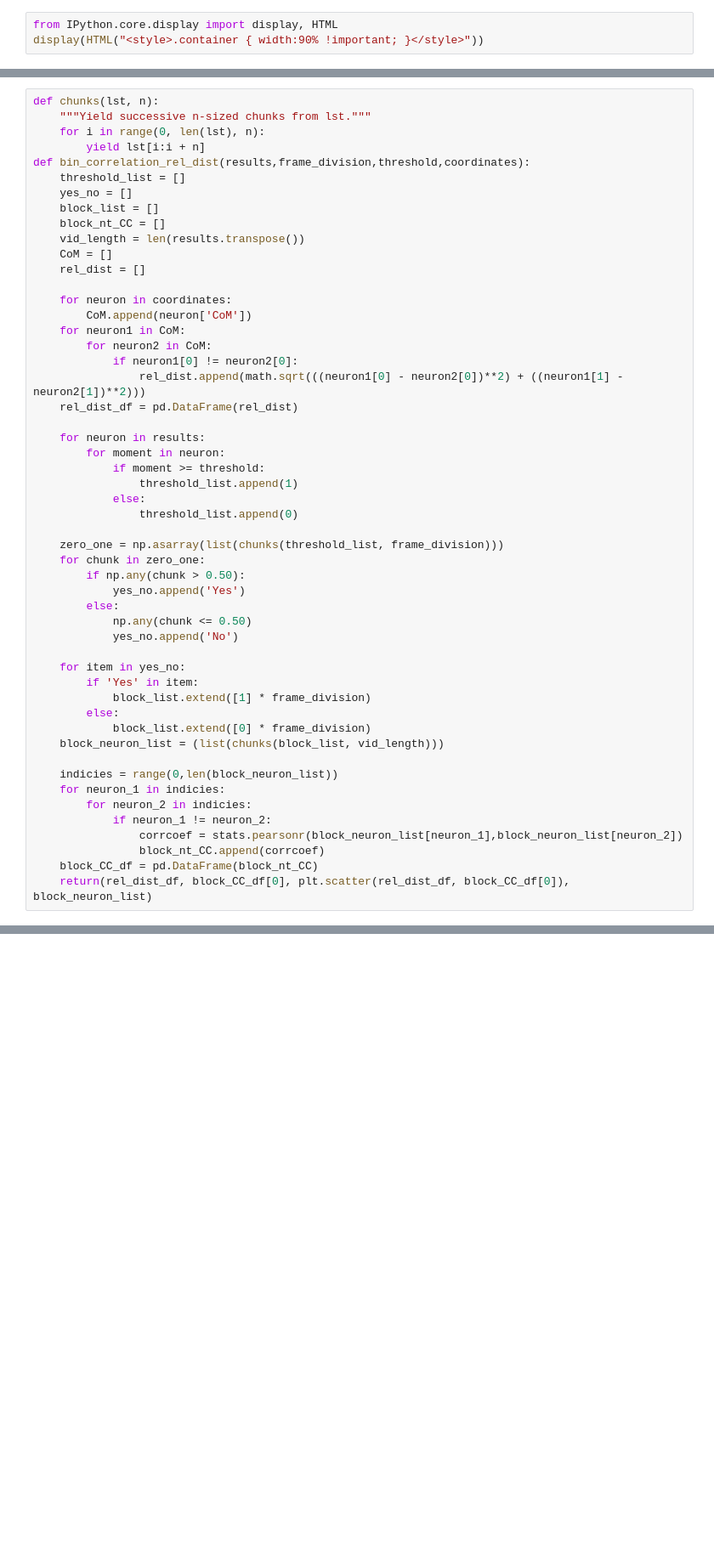
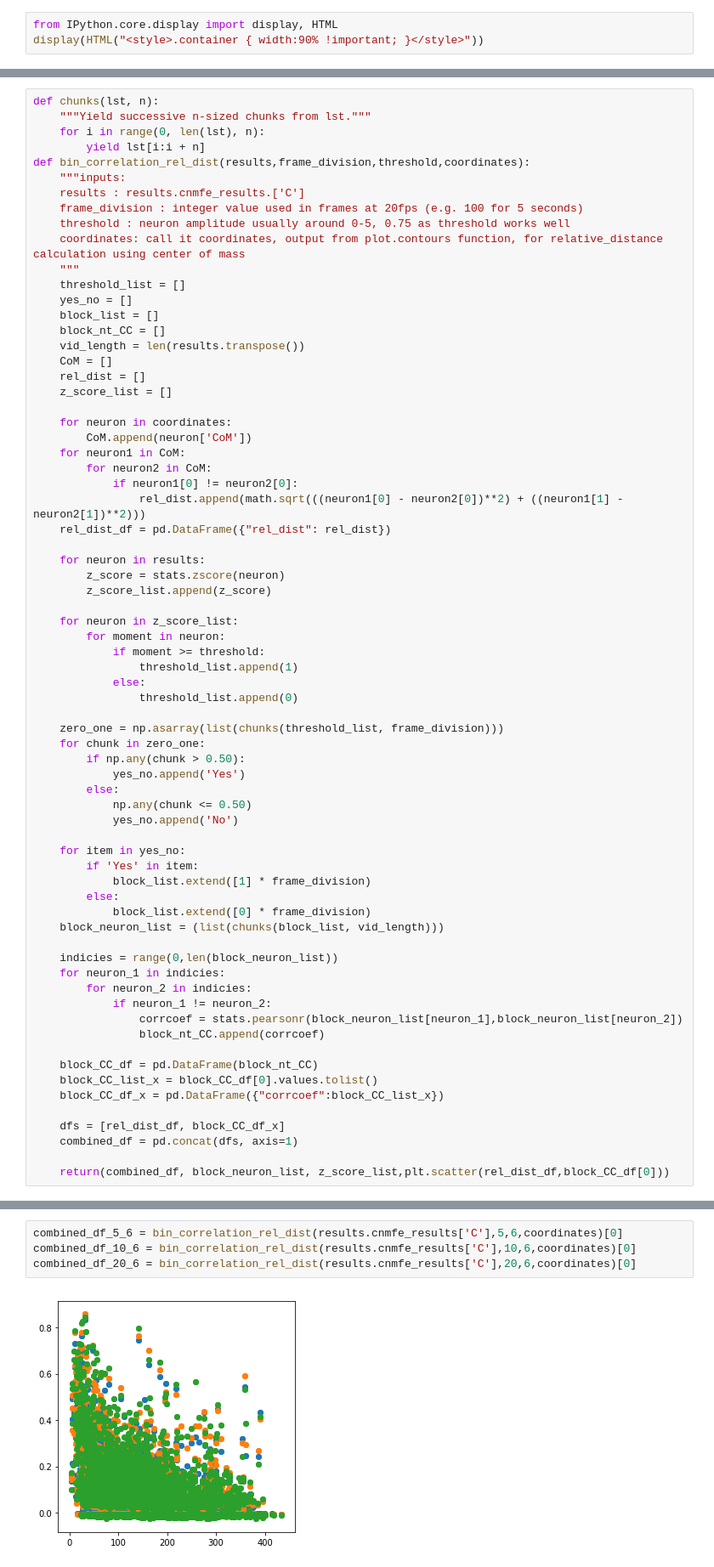
Before and after one commit to santiagochacin/post_cmfe_analysis, a Jupyter notebook: open_field_cnmfe_analysis_sc_clean.ipynb, the cells around one changed output, grey strips where cells are left out. Shown at 85% size. Cells and saved outputs as stored; diff of their text form; blank space fills up the shorter version.

```diff
--- a/open_field_cnmfe_analysis_sc_clean.ipynb
+++ b/open_field_cnmfe_analysis_sc_clean.ipynb
@@ -67,6 +72,12 @@ def chunks(lst, n):
     for i in range(0, len(lst), n):
         yield lst[i:i + n]
 def bin_correlation_rel_dist(results,frame_division,threshold,coordinates):
+    """inputs:
+    results : results.cnmfe_results.['C']
+    frame_division : integer value used in frames at 20fps (e.g. 100 for 5 seconds)
+    threshold : neuron amplitude usually around 0-5, 0.75 as threshold works well
+    coordinates: call it coordinates, output from plot.contours function, for relative_distance calculation using center of mass
+    """
     threshold_list = []
     yes_no = []
     block_list = []
@@ -74,6 +85,7 @@ def bin_correlation_rel_dist(results,frame_division,threshold,coordinates):
     vid_length = len(results.transpose())
     CoM = []
     rel_dist = []
+    z_score_list = []
 
     for neuron in coordinates:
         CoM.append(neuron['CoM'])
@@ -81,9 +93,13 @@ def bin_correlation_rel_dist(results,frame_division,threshold,coordinates):
         for neuron2 in CoM:
             if neuron1[0] != neuron2[0]:
                 rel_dist.append(math.sqrt(((neuron1[0] - neuron2[0])**2) + ((neuron1[1] - neuron2[1])**2)))
-    rel_dist_df = pd.DataFrame(rel_dist)
+    rel_dist_df = pd.DataFrame({"rel_dist": rel_dist})
 
     for neuron in results:
+        z_score = stats.zscore(neuron)
+        z_score_list.append(z_score)
+
+    for neuron in z_score_list:
         for moment in neuron:
             if moment >= threshold:
                 threshold_list.append(1)
@@ -111,5 +127,12 @@ def bin_correlation_rel_dist(results,frame_division,threshold,coordinates):
             if neuron_1 != neuron_2:
                 corrcoef = stats.pearsonr(block_neuron_list[neuron_1],block_neuron_list[neuron_2])
                 block_nt_CC.append(corrcoef)
+
     block_CC_df = pd.DataFrame(block_nt_CC)
-    return(rel_dist_df, block_CC_df[0], plt.scatter(rel_dist_df, block_CC_df[0]), block_neuron_list)
+    block_CC_list_x = block_CC_df[0].values.tolist()
+    block_CC_df_x = pd.DataFrame({"corrcoef":block_CC_list_x})
+
+    dfs = [rel_dist_df, block_CC_df_x]
+    combined_df = pd.concat(dfs, axis=1)
+
+    return(combined_df, block_neuron_list, z_score_list,plt.scatter(rel_dist_df,block_CC_df[0]))
@@ -121,0 +142,6 @@ plt.plot(results.cnmfe_results['C'][0])
+# %%
+combined_df_5_6 = bin_correlation_rel_dist(results.cnmfe_results['C'],5,6,coordinates)[0]
+combined_df_10_6 = bin_correlation_rel_dist(results.cnmfe_results['C'],10,6,coordinates)[0]
+combined_df_20_6 = bin_correlation_rel_dist(results.cnmfe_results['C'],20,6,coordinates)[0]
+# %% [output]
+[figure, added]
```
Also changed, not shown: parts of 8 cells of this notebook.
